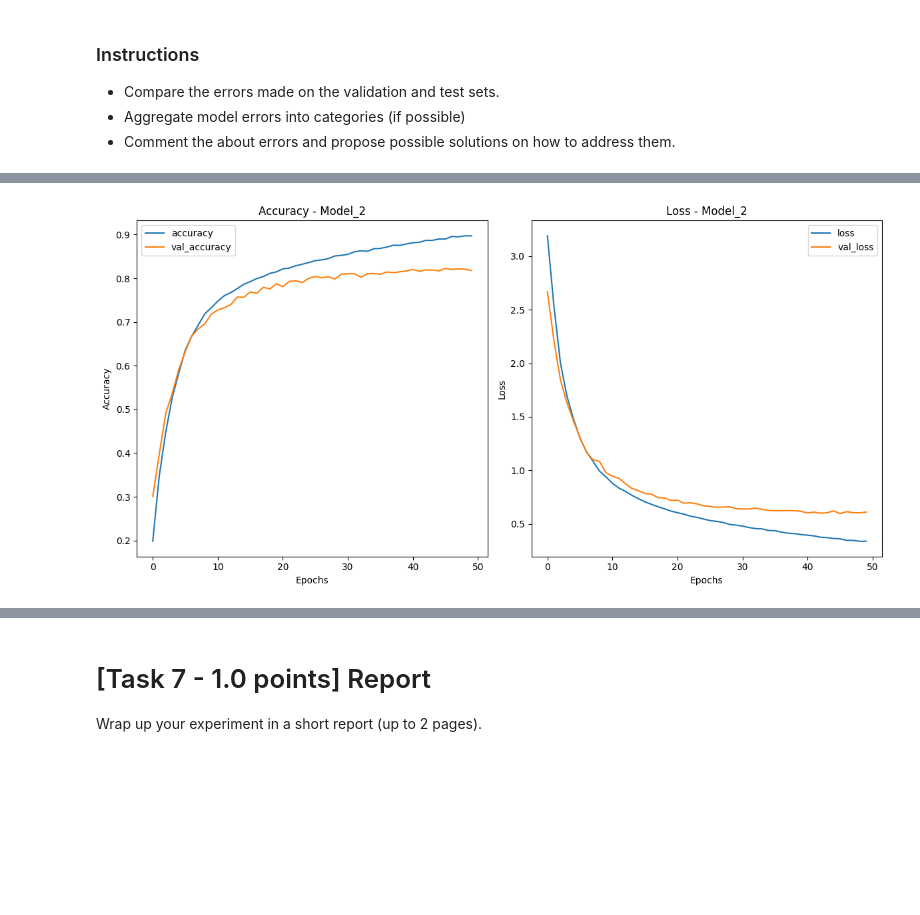
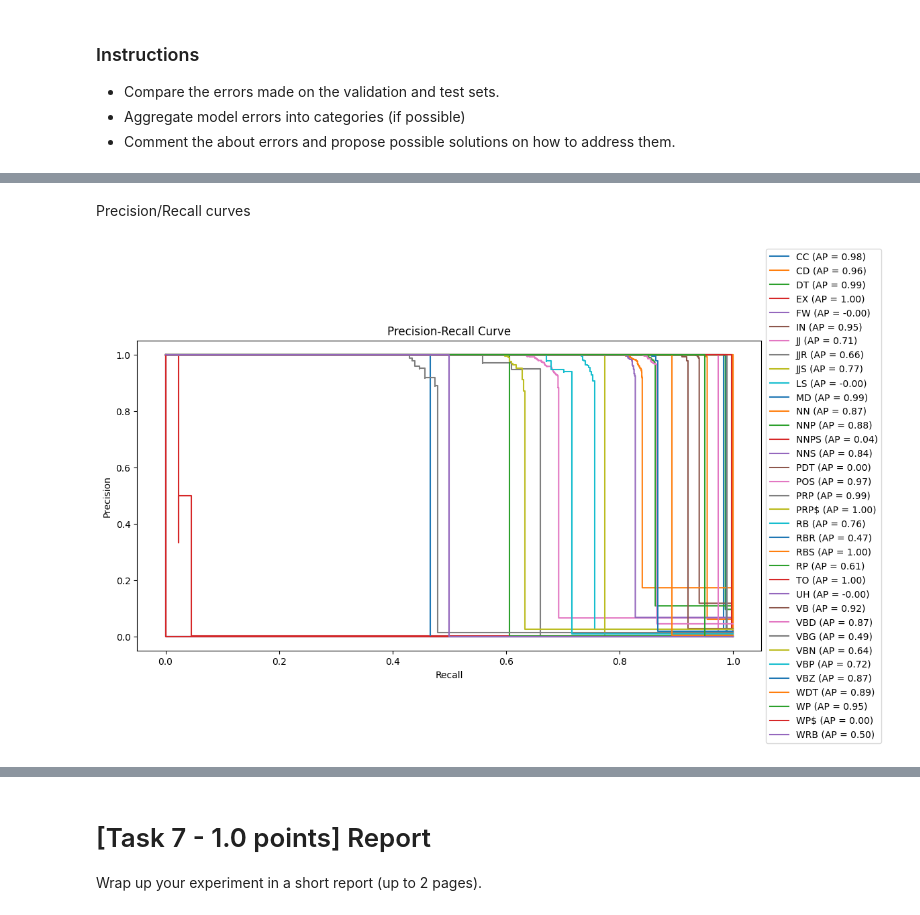
Before and after one commit to LorenzoScaioli/NLP_POS-tagging, a Jupyter notebook: Assignment1.ipynb, the cells around one changed output, grey strips where cells are left out. Cells and saved outputs as stored; diff of their text form; code cells hidden in the pictures; blank space fills up the shorter version.

```diff
--- a/Assignment1.ipynb
+++ b/Assignment1.ipynb
@@ -912,4 +913,38 @@ Less frequent tags:  [('UH', 1), ('FW', 2), ('WP$', 6), ('PDT', 9), ('LS', 10),
-# %%
-graph_plots(history, model.name)
-# %% [output]
-[figure, removed]
+# %% [markdown]
+Precision/Recall curves
+# %%
+from sklearn.metrics import (precision_recall_curve, PrecisionRecallDisplay)
+
+def flat(dataset):
+    return [tag for phrase in dataset for tag in phrase]
+
+def one_vs_all(y_true, y_pred, score_pred, tag):
+    Y_test = [1 if tag == y_true[i] else 0 for i in range(len(y_true))]
+    Y_pred = [score_pred[i] if tag == y_pred[i] else 0 for i in range(len(y_pred))]
+
+    return Y_test, Y_pred
+
+def plot_precision_recall_curve(y_true, y_pred):
+    Y_test, Y_pred = dict(), dict()
+    precision, recall = dict(), dict()
+    disp = dict()
+    ignore_classes = ['[PAD]', '#', '``', '-RRB-', "''", '$', 'SYM', ':', '.', ',', '-LRB-']
+    good_classes = [pos for pos in list_of_pos if pos not in ignore_classes]
+
+    pos_pred = [int_to_pos(phrase) for phrase in y_pred]
+    flat_y_test = flat([int_to_pos(phrase) for phrase in y_true])
+    flat_pos_pred = flat(pos_pred)
+    flat_score_pred = [np.dot(y_pred[i][j],y_true[i][j]) for i in range(len(y_pred)) for j in range(len(y_pred[i]))]
+
+    fig, ax = plt.subplots(figsize=(12, 6))
+
+    for i in range(len(good_classes)):
+        tag = good_classes[i]
+        Y_test[i], Y_pred[i] = one_vs_all(flat_y_test, flat_pos_pred, flat_score_pred, tag)
+        PrecisionRecallDisplay.from_predictions(Y_test[i], Y_pred[i], name=tag, ax=ax)
+
+    plt.xlabel("Recall")
+    plt.ylabel("Precision")
+    plt.title("Precision-Recall Curve")
+    plt.legend(loc="center left", bbox_to_anchor=(1, 0.5))
+    plt.show()
@@ -915,0 +957,4 @@ graph_plots(history, model.name)
+# %%
+plot_precision_recall_curve(y_test_good, pred_good)
+# %% [output]
+[figure, added]
```
Also changed, not shown: parts of 24 cells of this notebook.
